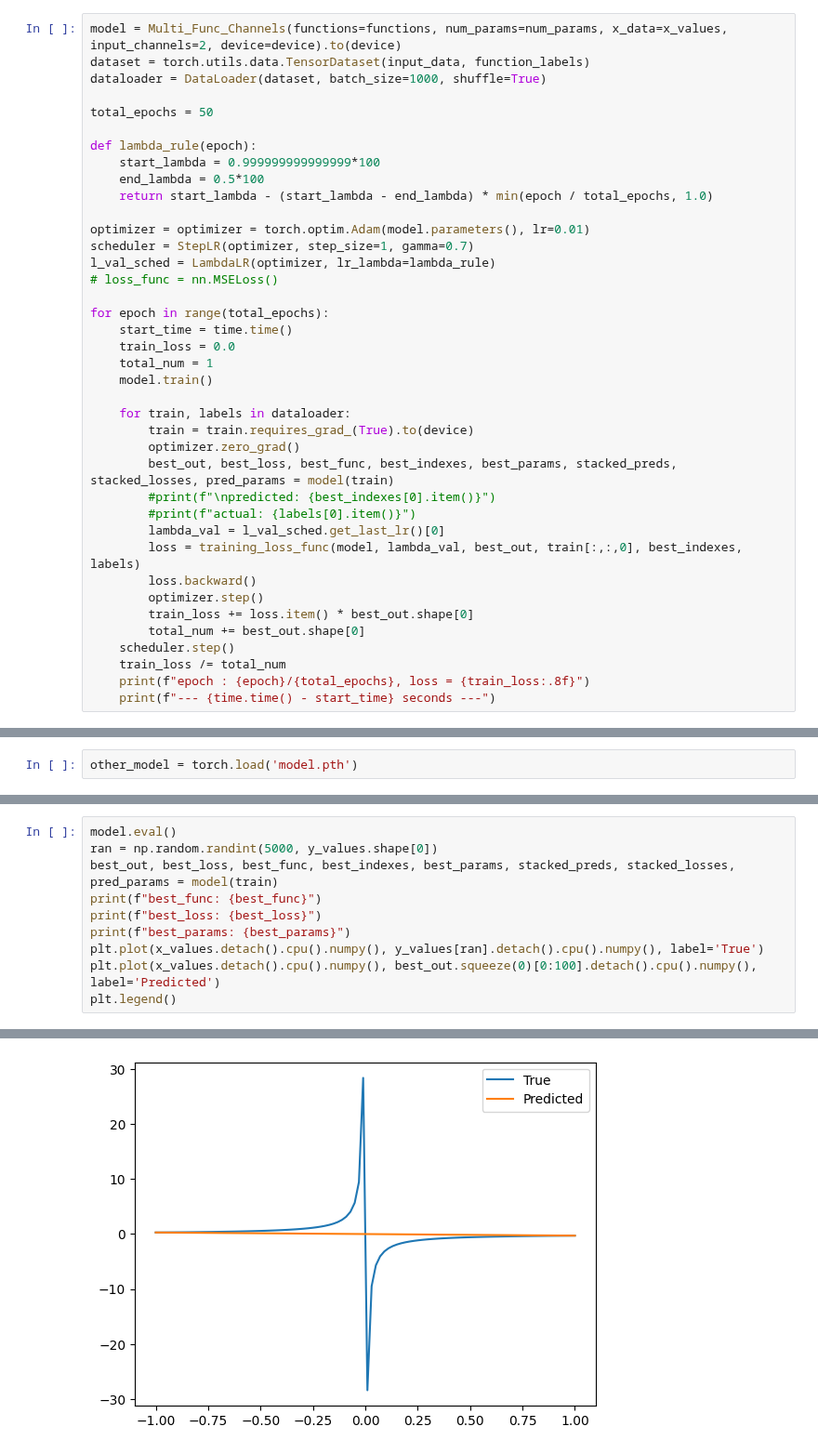
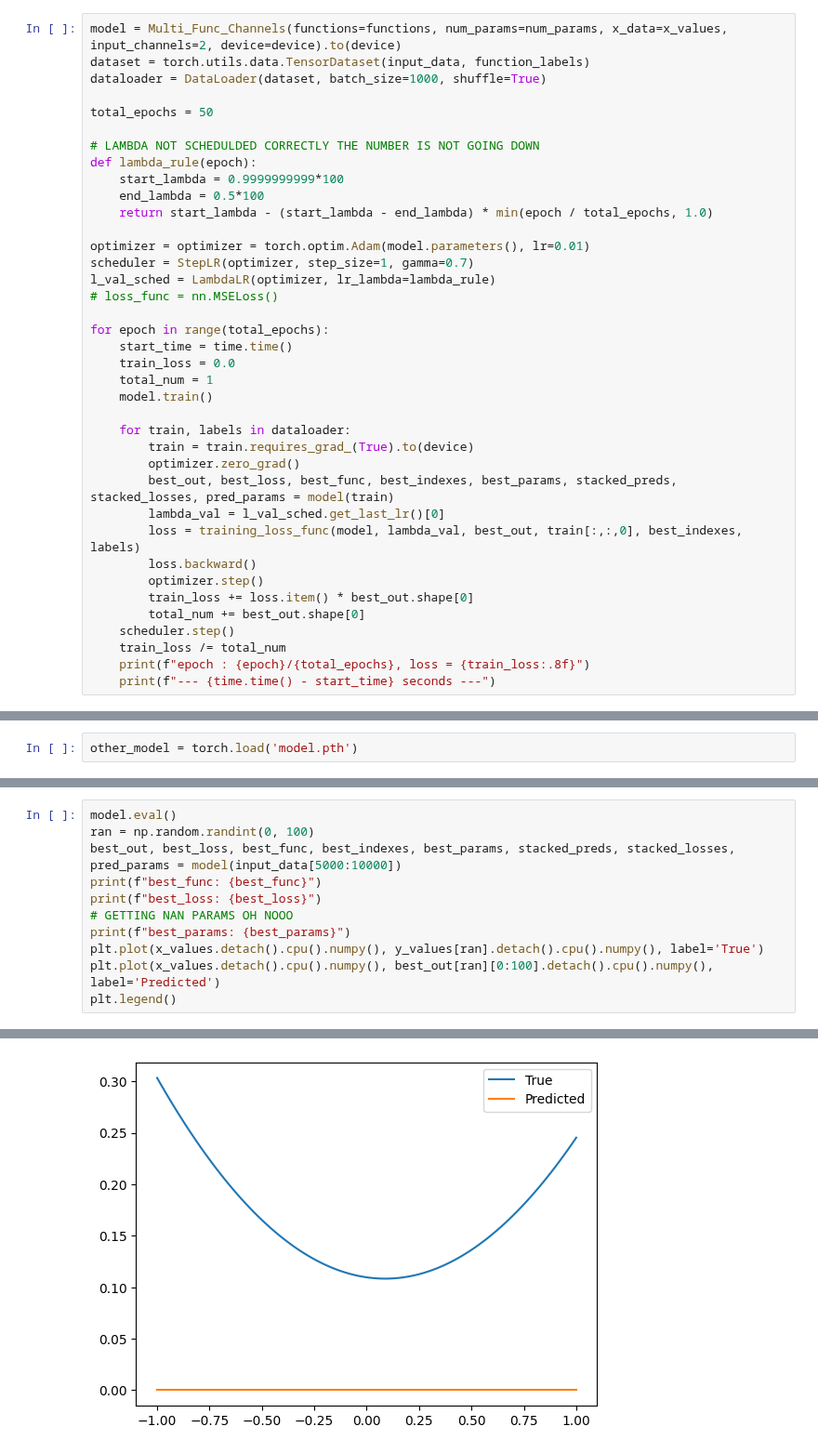
Before and after one commit to ctsai64/FeynmanEquations, a Jupyter notebook: NewFunctionSelector.ipynb, the cells around one changed output, grey strips where cells are left out. Shown at 93% size. Saved outputs shown, nothing was run; the diff lists cells and outputs as text.

```diff
--- a/NewFunctionSelector.ipynb
+++ b/NewFunctionSelector.ipynb
@@ -276,8 +271,9 @@ dataloader = DataLoader(dataset, batch_size=1000, shuffle=True)
 
 total_epochs = 50
 
+# LAMBDA NOT SCHEDULDED CORRECTLY THE NUMBER IS NOT GOING DOWN
 def lambda_rule(epoch):
-    start_lambda = 0.999999999999999*100
+    start_lambda = 0.9999999999*100
     end_lambda = 0.5*100
     return start_lambda - (start_lambda - end_lambda) * min(epoch / total_epochs, 1.0)
 
@@ -296,8 +292,6 @@ for epoch in range(total_epochs):
         train = train.requires_grad_(True).to(device)
         optimizer.zero_grad()
         best_out, best_loss, best_func, best_indexes, best_params, stacked_preds, stacked_losses, pred_params = model(train)
-        #print(f"\npredicted: {best_indexes[0].item()}")
-        #print(f"actual: {labels[0].item()}")
         lambda_val = l_val_sched.get_last_lr()[0]
         loss = training_loss_func(model, lambda_val, best_out, train[:,:,0], best_indexes, labels)
         loss.backward()
@@ -337,11 +323,12 @@ torch.Size([10000, 100])
 # %%
 model.eval()
-ran = np.random.randint(5000, y_values.shape[0])
-best_out, best_loss, best_func, best_indexes, best_params, stacked_preds, stacked_losses, pred_params = model(train)
+ran = np.random.randint(0, 100)
+best_out, best_loss, best_func, best_indexes, best_params, stacked_preds, stacked_losses, pred_params = model(input_data[5000:10000])
 print(f"best_func: {best_func}")
 print(f"best_loss: {best_loss}")
+# GETTING NAN PARAMS OH NOOO
 print(f"best_params: {best_params}")
 plt.plot(x_values.detach().cpu().numpy(), y_values[ran].detach().cpu().numpy(), label='True')
-plt.plot(x_values.detach().cpu().numpy(), best_out.squeeze(0)[0:100].detach().cpu().numpy(), label='Predicted')
+plt.plot(x_values.detach().cpu().numpy(), best_out[ran][0:100].detach().cpu().numpy(), label='Predicted')
 plt.legend()
 # %% [output]
@@ -351,2 +340,2 @@ best_params: [tensor([-0.2869], device='cuda:4', grad_fn=<SelectBackward0>)]
 <matplotlib.legend.Legend at 0x...>
-[figure, old version]
+[figure, new version]
```
Also changed, not shown: parts of 4 cells of this notebook.
